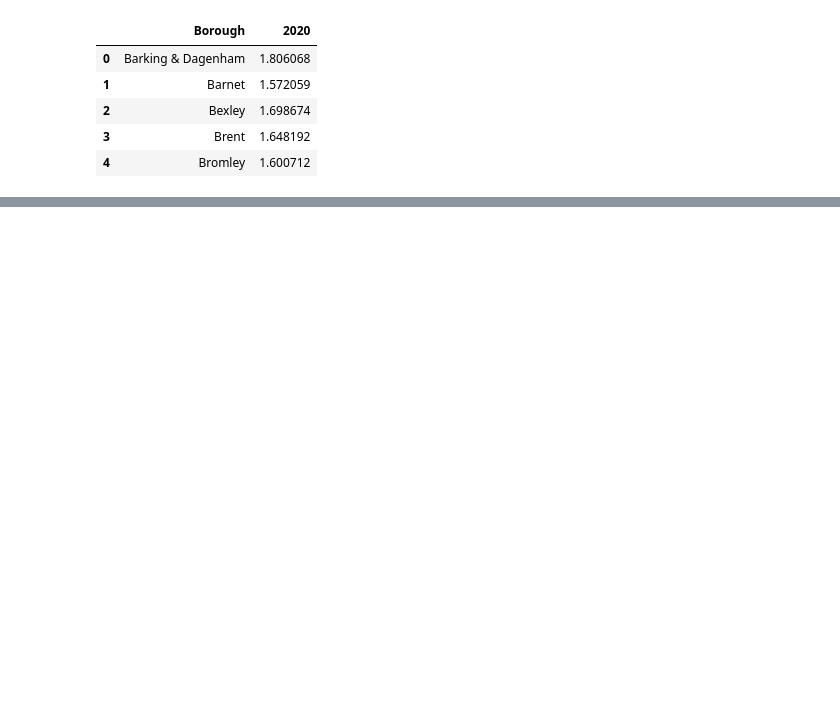
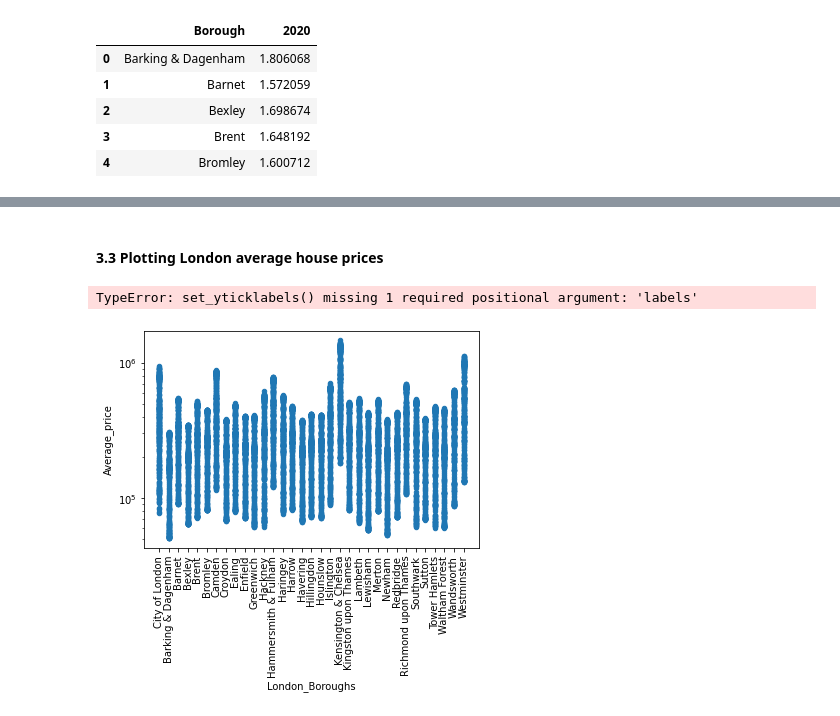
Before and after one commit to yepterence/london-housing-prices, a Jupyter notebook: Unit 4 Challenge - Tier 3.ipynb, the cells around one changed output, grey strips where cells are left out. Saved outputs shown, nothing was run; the diff lists cells and outputs as text; code cells hidden in the pictures; blank space fills up the shorter version.

```diff
--- a/Unit 4 Challenge - Tier 3.ipynb
+++ b/Unit 4 Challenge - Tier 3.ipynb
@@ -384,0 +378,9 @@ Looking at the average housing prices in England since 1995, we can see that hou
+# %% [markdown]
+#### 3.3 Plotting London average house prices
+# %%
+London = df[['London_Boroughs','Year','Average_price']]
+ax = London.plot(kind='scatter', use_index='Year', x='London_Boroughs', y='Average_price', logy=True, legend=False )
+ax.set_xticklabels(London.London_Boroughs,rotation=90)
+# %% [output]
+TypeError: set_yticklabels() missing 1 required positional argument: 'labels'
+[figure, added]
```
Also changed, not shown: parts of 10 cells of this notebook.
